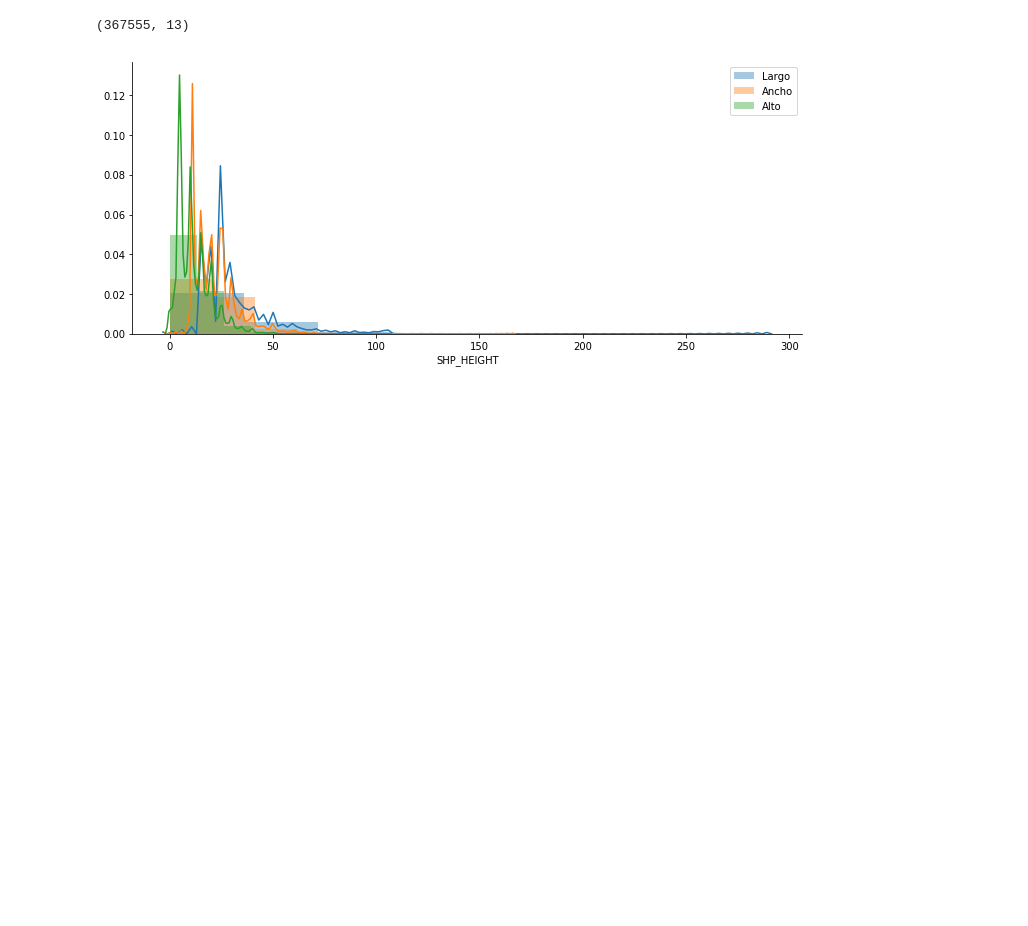
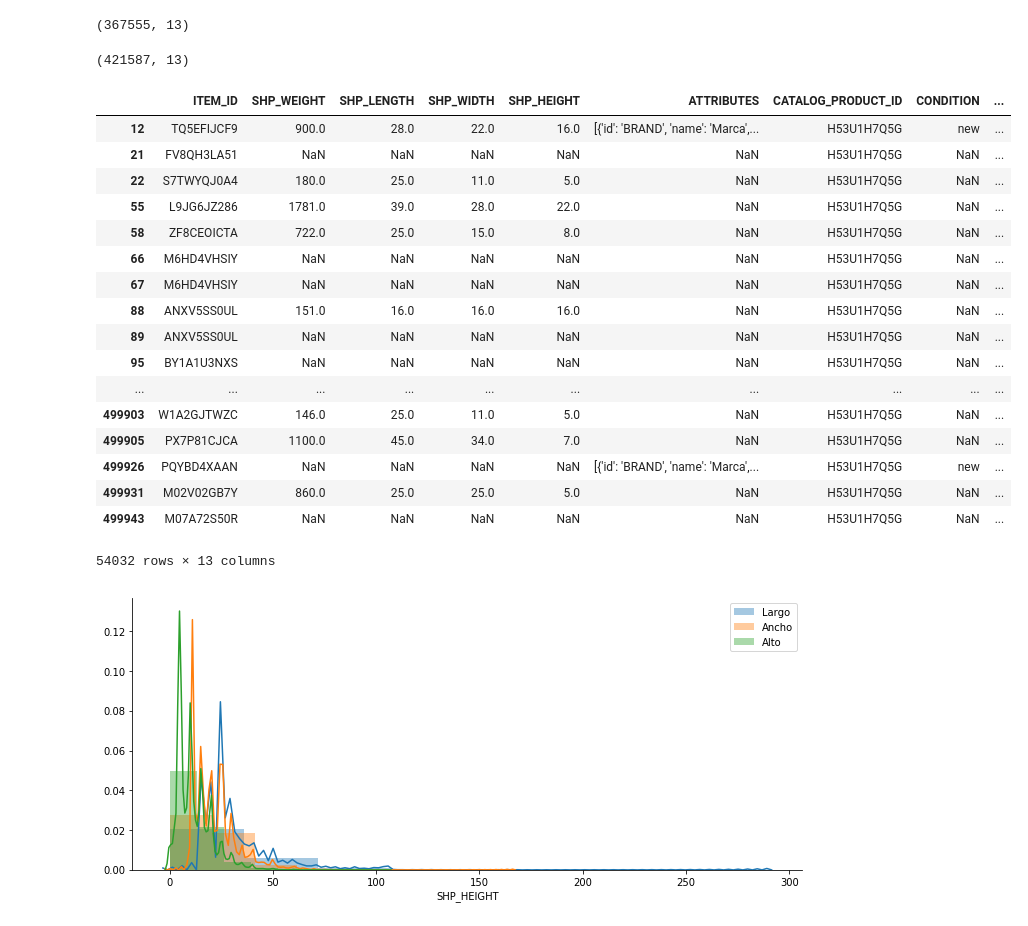
Before and after one commit to pablobrizuela/clasificacion-mlb, a Jupyter notebook: Mentoria - Práctico1.ipynb, the cells around one changed output. Drawn from its saved outputs; the diff is of its cells as text; code cells hidden in the pictures; blank space fills up the shorter version.

```diff
--- a/Mentoria - Práctico1.ipynb
+++ b/Mentoria - Práctico1.ipynb
@@ -113,6 +117,31 @@ Verificamos si estamos dejando filas con DOMAIN no vacios. Vemos que la falta de
 dataset[ ~dataset.DOMAIN_ID.isnull()].shape
 # %% [output]
 (367555, 13)
+# %%
+dataset[ ~dataset.STATUS.isin(cc)].shape
+# %% [output]
+(421587, 13)
+# %%
+dataset[ dataset.DOMAIN_ID.isnull() & ~dataset.STATUS.isin(cc)]
+# %% [output]
+|  | ITEM_ID | SHP_WEIGHT | SHP_LENGTH | SHP_WIDTH | SHP_HEIGHT | ATTRIBUTES | CATALOG_PRODUCT_ID | CONDITION | ... |
+| 12 | TQ5EFIJCF9 | 900.0 | 28.0 | 22.0 | 16.0 | [{'id': 'BRAND', 'name': 'Marca',... | H53U1H7Q5G | new | ... |
+| 21 | FV8QH3LA51 | NaN | NaN | NaN | NaN | NaN | H53U1H7Q5G | NaN | ... |
+| 22 | S7TWYQJ0A4 | 180.0 | 25.0 | 11.0 | 5.0 | NaN | H53U1H7Q5G | NaN | ... |
+| 55 | L9JG6JZ286 | 1781.0 | 39.0 | 28.0 | 22.0 | NaN | H53U1H7Q5G | NaN | ... |
+| 58 | ZF8CEOICTA | 722.0 | 25.0 | 15.0 | 8.0 | NaN | H53U1H7Q5G | NaN | ... |
+| 66 | M6HD4VHSIY | NaN | NaN | NaN | NaN | NaN | H53U1H7Q5G | NaN | ... |
+| 67 | M6HD4VHSIY | NaN | NaN | NaN | NaN | NaN | H53U1H7Q5G | NaN | ... |
+| 88 | ANXV5SS0UL | 151.0 | 16.0 | 16.0 | 16.0 | NaN | H53U1H7Q5G | NaN | ... |
+| 89 | ANXV5SS0UL | NaN | NaN | NaN | NaN | NaN | H53U1H7Q5G | NaN | ... |
+| 95 | BY1A1U3NXS | NaN | NaN | NaN | NaN | NaN | H53U1H7Q5G | NaN | ... |
+| ... | ... | ... | ... | ... | ... | ... | ... | ... | ... |
+| 499903 | W1A2GJTWZC | 146.0 | 25.0 | 11.0 | 5.0 | NaN | H53U1H7Q5G | NaN | ... |
+| 499905 | PX7P81CJCA | 1100.0 | 45.0 | 34.0 | 7.0 | NaN | H53U1H7Q5G | NaN | ... |
+| 499926 | PQYBD4XAAN | NaN | NaN | NaN | NaN | [{'id': 'BRAND', 'name': 'Marca',... | H53U1H7Q5G | new | ... |
+| 499931 | M02V02GB7Y | 860.0 | 25.0 | 25.0 | 5.0 | NaN | H53U1H7Q5G | NaN | ... |
+| 499943 | M07A72S50R | NaN | NaN | NaN | NaN | NaN | H53U1H7Q5G | NaN | ... |
+54032 rows × 13 columns
 # %%
 #graficamos distribuciones
 plt.figure(figsize=(12,5))
```
Also changed, not shown: parts of 7 cells of this notebook.
